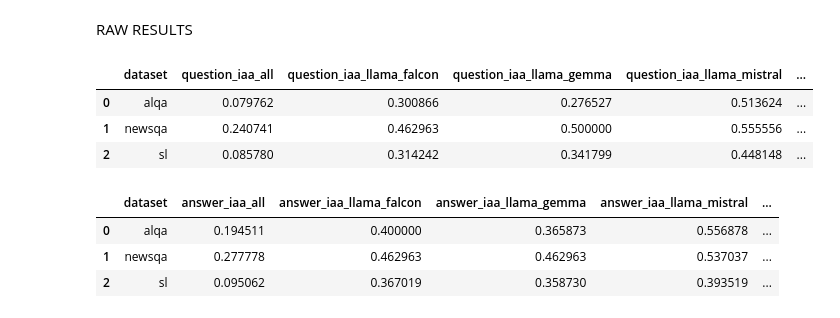
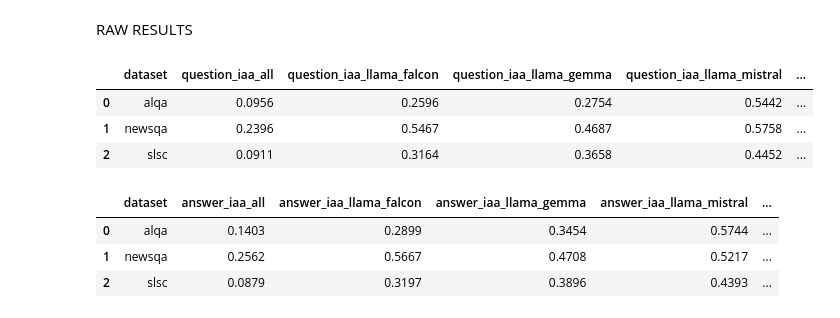
Before and after one commit to RAbeyratne/alignllm-exploration, a Jupyter notebook: code/5-integrated-gradients-machine-iaa.ipynb, the cells around one changed output. Cells and saved outputs as stored; diff of their text form; code cells hidden in the pictures.

```diff
--- a/code/5-integrated-gradients-machine-iaa.ipynb
+++ b/code/5-integrated-gradients-machine-iaa.ipynb
@@ -46,5 +23,5 @@ Requirement already satisfied: six>=1.5 in /usr/local/lib/python3.12/dist-packag
 # %%
-dataset = load_dataset("Ramitha/unique-records-selected-integrated-gradients")
+dataset = load_dataset("Ramitha/alqa-slsc-newsqa-40-ig")
 df = pd.DataFrame(dataset['rawcases'])
 # %%
 token_cut_off_ratio = 0.33
@@ -125,20 +102,30 @@ for idx, row in tqdm(df.iterrows(), total=len(df)):
     df.at[idx, 'question_unique_words'] = unique_word_count(row['question'])
     df.at[idx, 'answer_unique_words'] = unique_word_count(row['answer'])
 # %%
-average_cols = [c for c in df.columns if c.startswith('question_iaa_') or c.startswith('question_unique')]
-dataset_averages = df.groupby('dataset')[average_cols].mean().reset_index()
+average_cols = [c for c in df.columns if c.startswith('question_iaa_')]
+dataset_averages = (
+    df.groupby('dataset')[average_cols]
+      .mean()
+      .round(4)
+      .reset_index()
+)
 dataset_averages
 # %% [output]
 |  | dataset | question_iaa_all | question_iaa_llama_falcon | question_iaa_llama_gemma | question_iaa_llama_mistral | ... |
-| 0 | alqa | 0.079762 | 0.300866 | 0.276527 | 0.513624 | ... |
-| 1 | newsqa | 0.240741 | 0.462963 | 0.500000 | 0.555556 | ... |
-| 2 | sl | 0.085780 | 0.314242 | 0.341799 | 0.448148 | ... |
+| 0 | alqa | 0.0956 | 0.2596 | 0.2754 | 0.5442 | ... |
+| 1 | newsqa | 0.2396 | 0.5467 | 0.4687 | 0.5758 | ... |
+| 2 | slsc | 0.0911 | 0.3164 | 0.3658 | 0.4452 | ... |
 # %%
-average_cols = [c for c in df.columns if c.startswith('answer_iaa_') or c.startswith('answer_unique')]
-dataset_averages = df.groupby('dataset')[average_cols].mean().reset_index()
+average_cols = [c for c in df.columns if c.startswith('answer_iaa_')]
+dataset_averages = (
+    df.groupby('dataset')[average_cols]
+      .mean()
+      .round(4)
+      .reset_index()
+)
 dataset_averages
 # %% [output]
 |  | dataset | answer_iaa_all | answer_iaa_llama_falcon | answer_iaa_llama_gemma | answer_iaa_llama_mistral | ... |
-| 0 | alqa | 0.194511 | 0.400000 | 0.365873 | 0.556878 | ... |
-| 1 | newsqa | 0.277778 | 0.462963 | 0.462963 | 0.537037 | ... |
-| 2 | sl | 0.095062 | 0.367019 | 0.358730 | 0.393519 | ... |
+| 0 | alqa | 0.1403 | 0.2899 | 0.3454 | 0.5744 | ... |
+| 1 | newsqa | 0.2562 | 0.5667 | 0.4708 | 0.5217 | ... |
+| 2 | slsc | 0.0879 | 0.3197 | 0.3896 | 0.4393 | ... |
```
Also changed, not shown: parts of 6 cells of this notebook, 7 other files.
